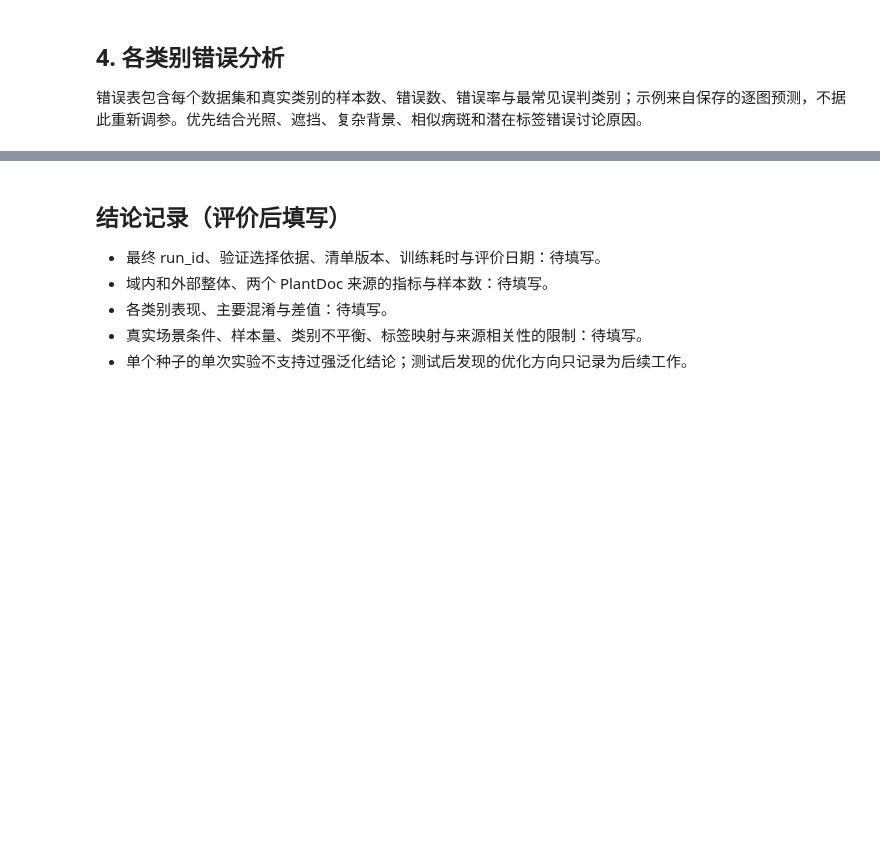
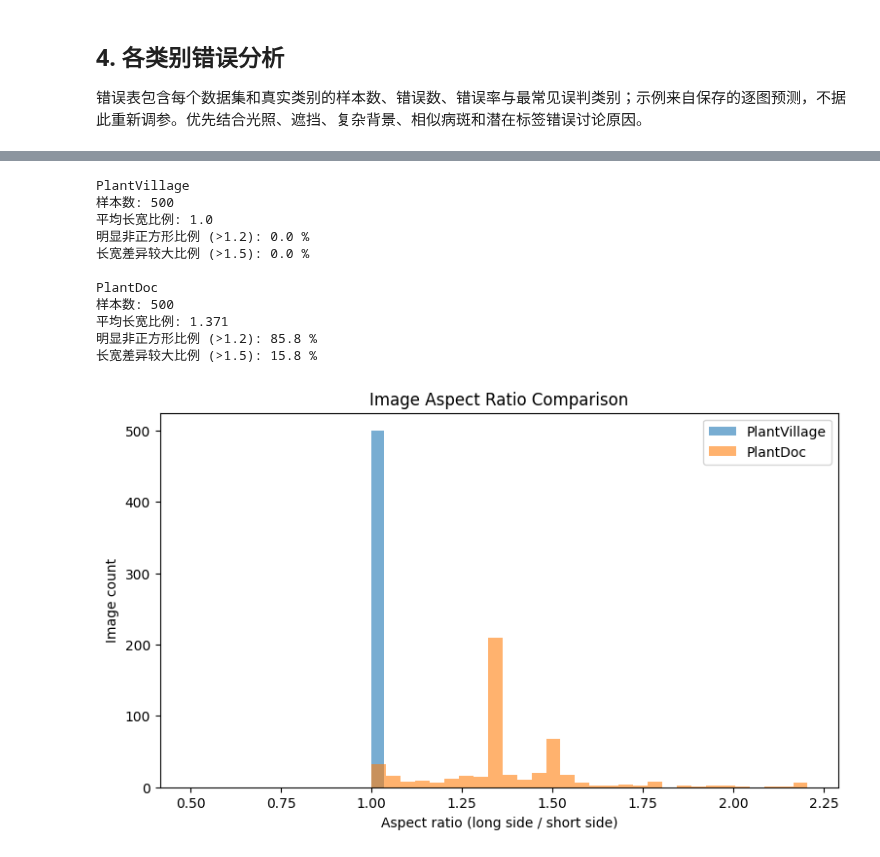
Before and after one commit to qjr333/plant-disease-project, a Jupyter notebook: notebooks/05_cross_domain_evaluation.ipynb, the cells around one changed output, grey strips where cells are left out. Cells and saved outputs as stored; diff of their text form; code cells hidden in the pictures; blank space fills up the shorter version.

```diff
--- a/notebooks/05_cross_domain_evaluation.ipynb
+++ b/notebooks/05_cross_domain_evaluation.ipynb
@@ -148,8 +243,65 @@ else:
-# %% [markdown]
-## 结论记录（评价后填写）
-
-- 最终 run_id、验证选择依据、清单版本、训练耗时与评价日期：待填写。
-- 域内和外部整体、两个 PlantDoc 来源的指标与样本数：待填写。
-- 各类别表现、主要混淆与差值：待填写。
-- 真实场景条件、样本量、类别不平衡、标签映射与来源相关性的限制：待填写。
-- 单个种子的单次实验不支持过强泛化结论；测试后发现的优化方向只记录为后续工作。
+# %%
+import pandas as pd
+import numpy as np
+from PIL import Image
+import matplotlib.pyplot as plt
+
+pv = pd.read_csv(ROOT / "data/splits/pv_test.csv")
+pd_doc = pd.read_csv(
+    ROOT / "data/splits/plantdoc_external_all.csv"
+)
+
+def get_ratios(frame, sample_size=500):
+    sample = frame.sample(
+        n=min(sample_size, len(frame)),
+        random_state=42
+    )
+
+    ratios = []
+
+    for path in sample["image_path"]:
+        with Image.open(ROOT / path) as img:
+            w, h = img.size
+            ratios.append(max(w/h, h/w))
+
+    return np.array(ratios)
+
+pv_ratios = get_ratios(pv)
+doc_ratios = get_ratios(pd_doc)
+
+for name, ratios in [
+    ("PlantVillage", pv_ratios),
+    ("PlantDoc", doc_ratios)
+]:
+    print(f"\n{name}")
+    print("样本数:", len(ratios))
+    print("平均长宽比例:", round(ratios.mean(), 3))
+    print("明显非正方形比例 (>1.2):",
+          round(np.mean(ratios > 1.2) * 100, 2), "%")
+    print("长宽差异较大比例 (>1.5):",
+          round(np.mean(ratios > 1.5) * 100, 2), "%")
+
+plt.figure(figsize=(9, 5))
+plt.hist(pv_ratios, bins=30, alpha=0.6,
+         label="PlantVillage")
+plt.hist(doc_ratios, bins=30, alpha=0.6,
+         label="PlantDoc")
+
+plt.xlabel("Aspect ratio (long side / short side)")
+plt.ylabel("Image count")
+plt.title("Image Aspect Ratio Comparison")
+plt.legend()
+plt.show()
+# %% [output]
+PlantVillage
+样本数: 500
+平均长宽比例: 1.0
+明显非正方形比例 (>1.2): 0.0 %
+长宽差异较大比例 (>1.5): 0.0 %
+
+PlantDoc
+样本数: 500
+平均长宽比例: 1.371
+明显非正方形比例 (>1.2): 85.8 %
+长宽差异较大比例 (>1.5): 15.8 %
+[figure, added]
```
Also changed, not shown: parts of 7 cells of this notebook, 9 other files.
